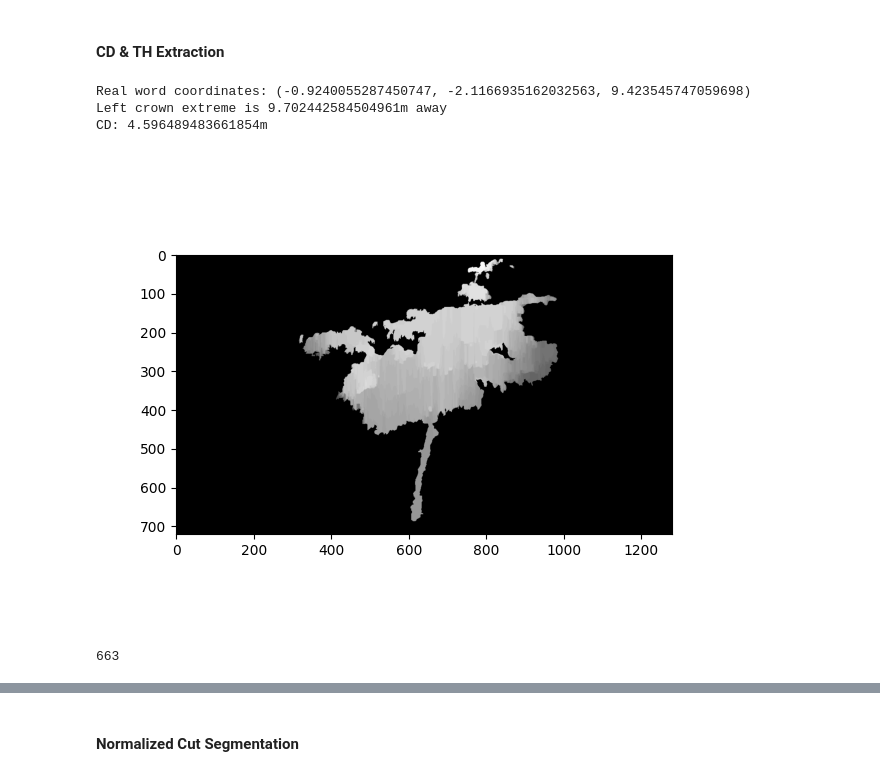
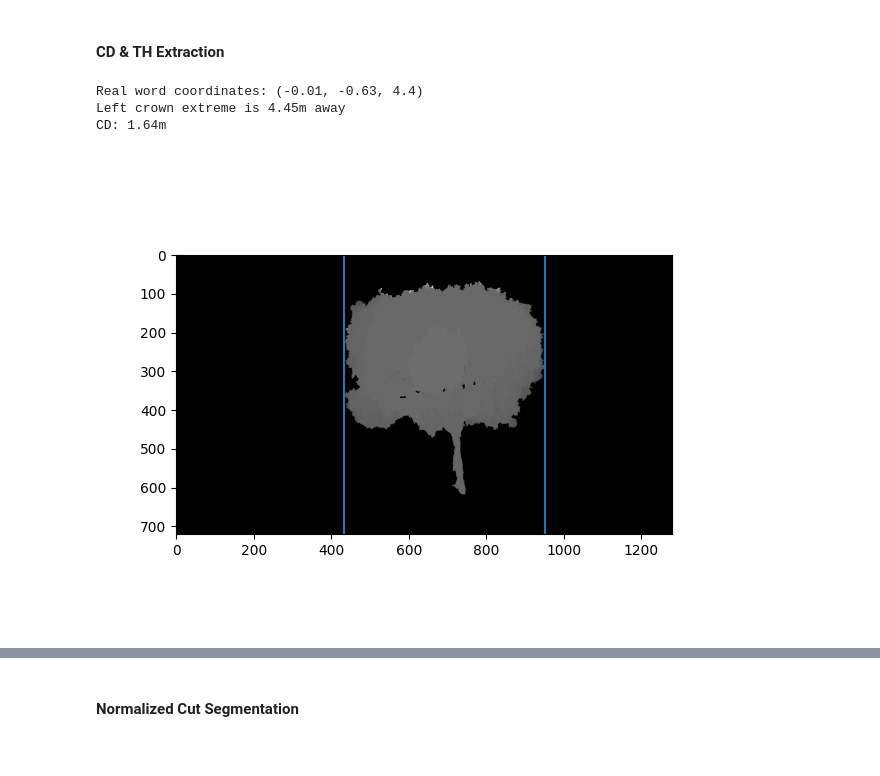
Before and after one commit to kiplimock/image-processing, a Jupyter notebook: disparity.ipynb, the cells around one changed output, grey strips where cells are left out. Cells and saved outputs as stored; diff of their text form; code cells hidden in the pictures.

```diff
--- a/disparity.ipynb
+++ b/disparity.ipynb
@@ -475,9 +465,10 @@ Error: 6.72%
 # %% [markdown]
 #### CD & TH Extraction
 # %%
-whole_depth = cv2.imread('area/masked/masked_1.png', 0)
-
 def compute_cd(image, baseline=0.129, f=1438):
+    '''
+    This function extracts the crown diameter from a segmented depth map
+    '''
 
     left, right = convex_hull(image)[2:4]
     crown_px = minimum_crown_pixel(image)
@@ -486,27 +477,25 @@ def compute_cd(image, baseline=0.129, f=1438):
     disparity = baseline * f / z
     x = baseline * (left[0] - 360) / disparity
     y = baseline * (left[1] - 640) / disparity
-    print(f"Real word coordinates: {x, y, z}")
+    print(f"Real word coordinates: {round(x, 2), round(y, 2), round(z, 2)}")
 
     sc = right[1] - left[1]
     da = np.sqrt(x**2 + y**2 + z**2)
     theta = 2 * np.arctan(sc * 3.546e-4)
     D = 2 * da * np.tan(theta/2)
 
-    print(f"Left crown extreme is {da}m away")
-    print(f"CD: {D}m")
+    print(f"Left crown extreme is {round(da, 2)}m away")
+    print(f"CD: {round(D, 2)}m")
 
     plt.figure()
     plt.imshow(image, 'gray')
+    plt.vlines([left[1], right[1]], 0, 719)
     plt.show()
-# %%
-compute_cd(whole_depth)
-# %% [output]
-Real word coordinates: (-0.9240055287450747, -2.1166935162032563, 9.423545747059698)
-Left crown extreme is 9.702442584504961m away
-CD: 4.596489483661854m
-[figure, removed]
-# %%
-right[1] - left[1]
-# %% [output]
-663
+# %%
+whole_depth = cv2.imread('area/masked/masked_10.png', 0)
+compute_cd(whole_depth)
+# %% [output]
+Real word coordinates: (-0.01, -0.63, 4.4)
+Left crown extreme is 4.45m away
+CD: 1.64m
+[figure, added]
```
Also changed, not shown: parts of 5 cells of this notebook.
